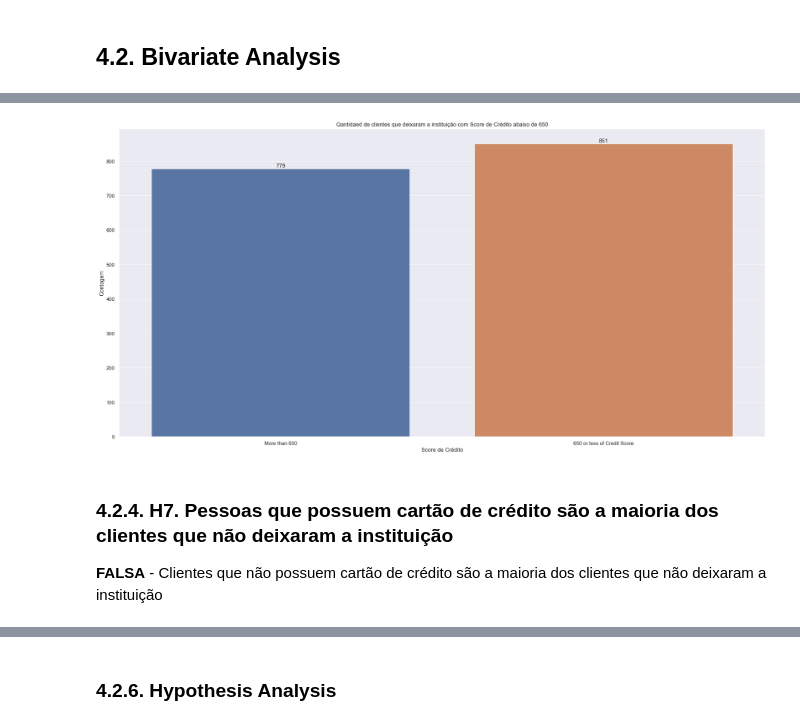
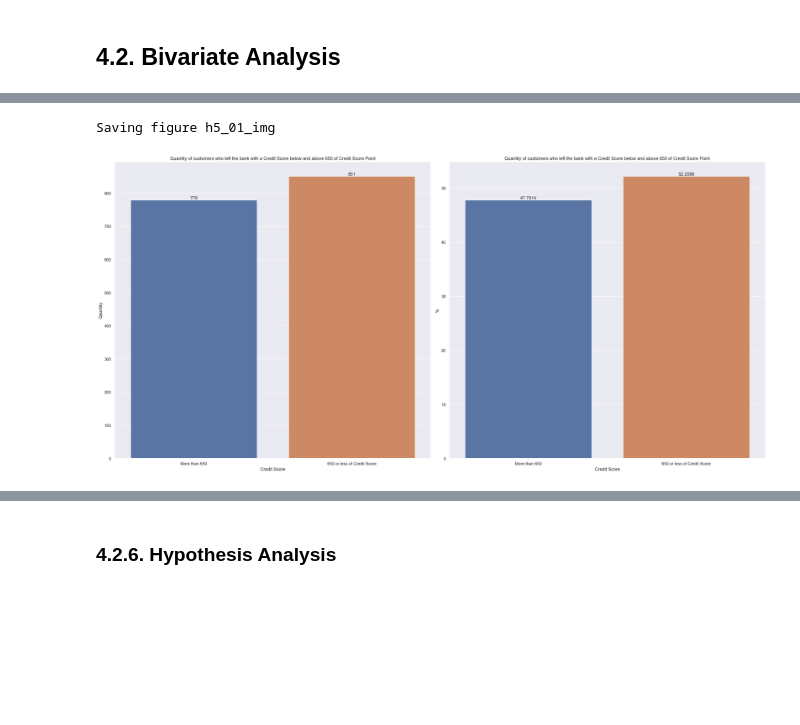
Before and after one commit to PedroFerraresi/churn_prediction, a Jupyter notebook: notebooks/v1.0_pgvf.ipynb, the cells around one changed output, grey strips where cells are left out. Cells and saved outputs as stored; diff of their text form; code cells hidden in the pictures; blank space fills up the shorter version.

```diff
--- a/notebooks/v1.0_pgvf.ipynb
+++ b/notebooks/v1.0_pgvf.ipynb
@@ -43,10 +43,21 @@ import utils
 SEED = 42
 NUMERICAL_DROP = ['row_number', 'exited']
 CATEGORICAL_DROP = ['surname']
+PROJECT_ROOT_DIR = ".."
+IMAGES_PATH = os.path.join(PROJECT_ROOT_DIR, "img")
 
 plt.rcParams['figure.figsize'] = [25, 12]
 plt.rcParams['font.size'] = 24
 sns.set(rc={'figure.figsize': (25, 12)})
+
+os.makedirs(IMAGES_PATH, exist_ok=True)
+# %%
+def save_fig(fig_id, tight_layout=True, fig_extension="png", resolution=300):
+    path = os.path.join(IMAGES_PATH, fig_id + "." + fig_extension)
+    print("Saving figure", fig_id)
+    if tight_layout:
+        plt.tight_layout()
+    plt.savefig(path, format=fig_extension, dpi=resolution);
 # %%
 def cramer_v(x, y):
     cm = pd.crosstab(x, y).to_numpy()
@@ -672,27 +782,37 @@ ax.set(
 # %%
 df_g = df4.loc[ (df4['exited'] == 1), ['credit_score', 'age'] ].groupby('credit_score').agg(
     count = pd.NamedAgg('age', 'count')
 ).reset_index()
-
 
 lower = df_g.loc[ df_g['credit_score'] <= 650, 'count'].sum()
 higher = df_g.loc[ df_g['credit_score'] > 650, 'count'].sum()
 
 df_aux = pd.DataFrame({
     'credit_score': ['More than 650', '650 or less of Credit Score'],
     'count': [higher, lower]
 })
 
+df_aux['percent'] = df_aux['count'].apply(lambda count: count / df_g['count'].sum() * 100)
+
+plt.subplot(1, 2, 1)
 ax = sns.barplot(data=df_aux, x='credit_score', y='count')
 ax.bar_label(ax.containers[0])
 ax.set(
-    title='Qantidaed de clientes que deixaram a instituição com Score de Crédito abaixo de 650',
-    xlabel='Score de Crédito',
-    ylabel='Contagem'
+    title='Quantity of customers who left the bank with a Credit Score below and above 650 of Credit Score Point',
+    xlabel='Credit Score',
+    ylabel='Qauntity'
 );
+
+plt.subplot(1, 2, 2)
+ax = sns.barplot(data=df_aux, x='credit_score', y='percent')
+ax.bar_label(ax.containers[0])
+ax.set(
+    title='Quantity of customers who left the bank with a Credit Score below and above 650 of Credit Score Point',
+    xlabel='Credit Score',
+    ylabel='%'
+);
+
+save_fig('h5_01_img')
 # %% [output]
+Saving figure h5_01_img
-[figure, old version]
+[figure, new version]
-# %% [markdown]
-### 4.2.4. H7. Pessoas que possuem cartão de crédito são a maioria dos clientes que não deixaram a instituição
-
-**FALSA** - Clientes que não possuem cartão de crédito são a maioria dos clientes que não deixaram a instituição
```
Also changed, not shown: parts of 93 cells of this notebook, 13 other files.
